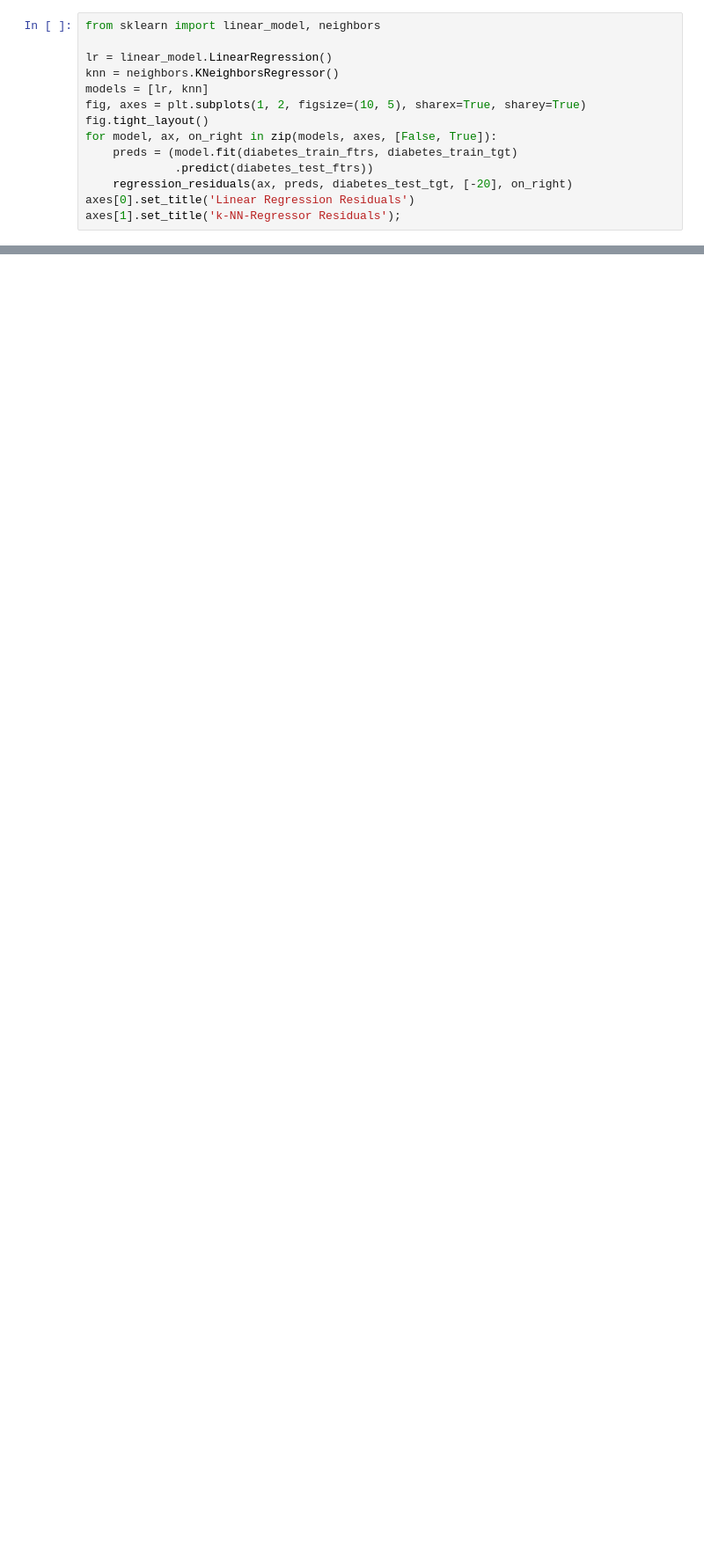
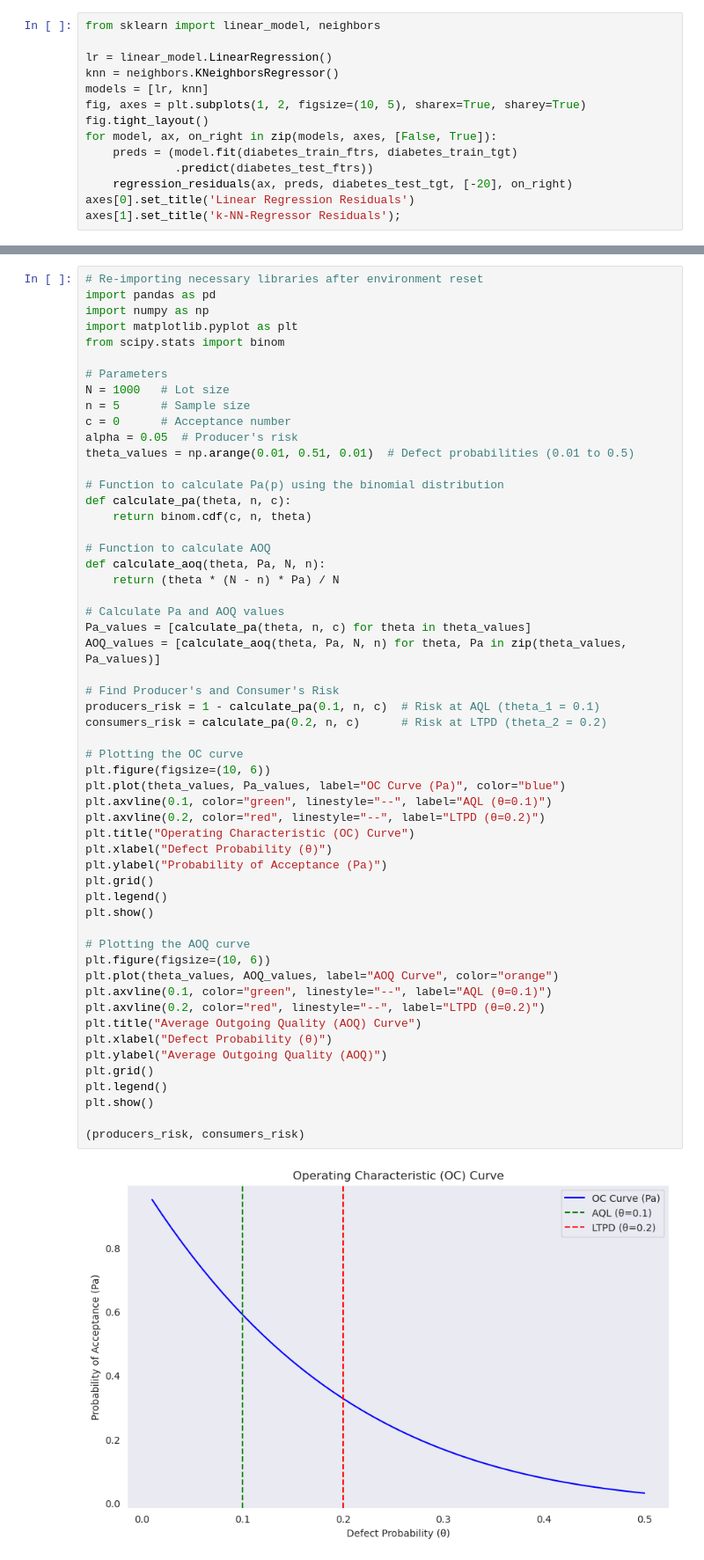
Before and after one commit to Rontim/Knowledge-Based-System, a Jupyter notebook: class2.ipynb, the cells around one changed output, grey strips where cells are left out. Shown at 88% size. Saved outputs shown, nothing was run; the diff lists cells and outputs as text; blank space fills up the shorter version.

```diff
--- a/class2.ipynb
+++ b/class2.ipynb
@@ -63,0 +64,57 @@ print(diabetes_test_tgt[-20])
+# %%
+# Re-importing necessary libraries after environment reset
+import pandas as pd
+import numpy as np
+import matplotlib.pyplot as plt
+from scipy.stats import binom
+
+# Parameters
+N = 1000   # Lot size
+n = 5      # Sample size
+c = 0      # Acceptance number
+alpha = 0.05  # Producer's risk
+theta_values = np.arange(0.01, 0.51, 0.01)  # Defect probabilities (0.01 to 0.5)
+
+# Function to calculate Pa(p) using the binomial distribution
+def calculate_pa(theta, n, c):
+	return binom.cdf(c, n, theta)
+
+# Function to calculate AOQ
+def calculate_aoq(theta, Pa, N, n):
+	return (theta * (N - n) * Pa) / N
+
+# Calculate Pa and AOQ values
+Pa_values = [calculate_pa(theta, n, c) for theta in theta_values]
+AOQ_values = [calculate_aoq(theta, Pa, N, n) for theta, Pa in zip(theta_values, Pa_values)]
+
+# Find Producer's and Consumer's Risk
+producers_risk = 1 - calculate_pa(0.1, n, c)  # Risk at AQL (theta_1 = 0.1)
+consumers_risk = calculate_pa(0.2, n, c)      # Risk at LTPD (theta_2 = 0.2)
+
+# Plotting the OC curve
+plt.figure(figsize=(10, 6))
+plt.plot(theta_values, Pa_values, label="OC Curve (Pa)", color="blue")
+plt.axvline(0.1, color="green", linestyle="--", label="AQL (θ=0.1)")
+plt.axvline(0.2, color="red", linestyle="--", label="LTPD (θ=0.2)")
+plt.title("Operating Characteristic (OC) Curve")
+plt.xlabel("Defect Probability (θ)")
+plt.ylabel("Probability of Acceptance (Pa)")
+plt.grid()
+plt.legend()
+plt.show()
+
+# Plotting the AOQ curve
+plt.figure(figsize=(10, 6))
+plt.plot(theta_values, AOQ_values, label="AOQ Curve", color="orange")
+plt.axvline(0.1, color="green", linestyle="--", label="AQL (θ=0.1)")
+plt.axvline(0.2, color="red", linestyle="--", label="LTPD (θ=0.2)")
+plt.title("Average Outgoing Quality (AOQ) Curve")
+plt.xlabel("Defect Probability (θ)")
+plt.ylabel("Average Outgoing Quality (AOQ)")
+plt.grid()
+plt.legend()
+plt.show()
+
+(producers_risk, consumers_risk)
+# %% [output]
+[figure, added]
```
Also changed, not shown: parts of 5 cells of this notebook, 5 other files.
